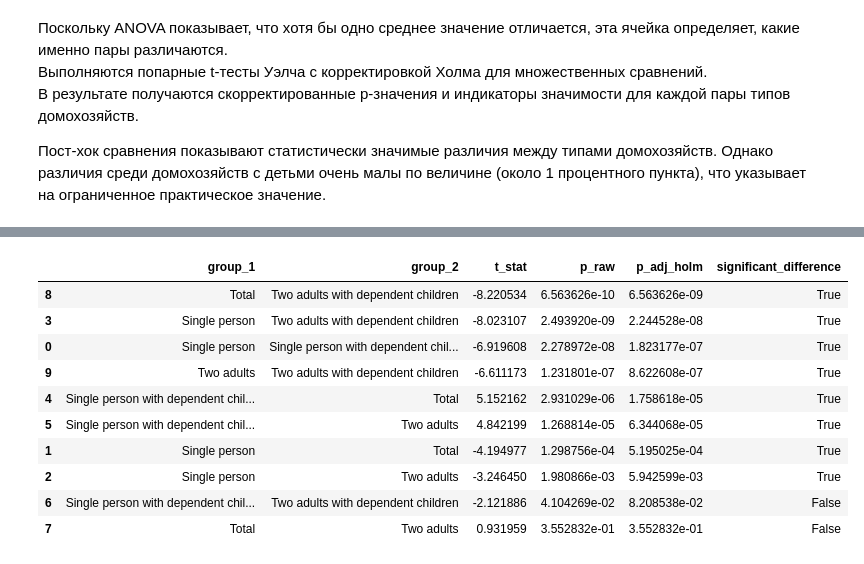
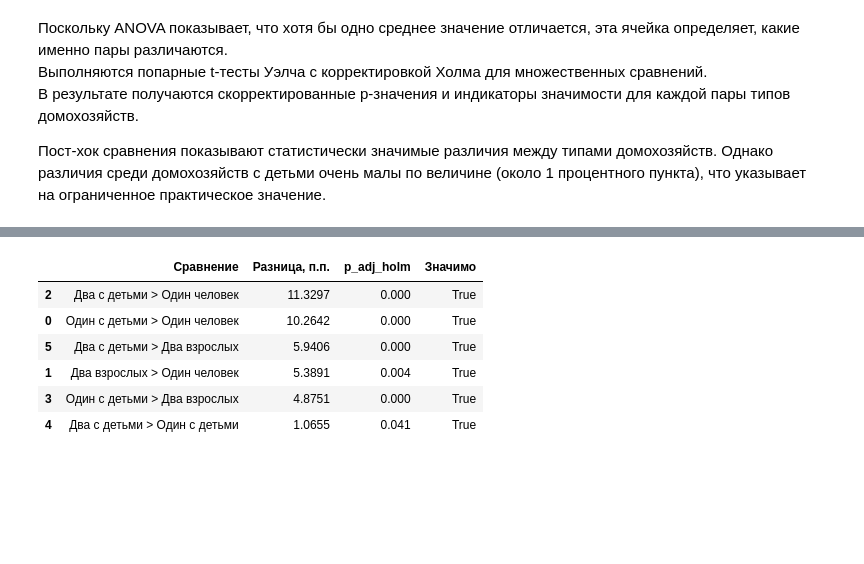
Before and after one commit to slendchat/MStAD, a Jupyter notebook: ind01.ipynb, the cells around one changed output, grey strips where cells are left out. Cells and saved outputs as stored; diff of their text form; code cells hidden in the pictures; blank space fills up the shorter version.

```diff
--- a/ind01.ipynb
+++ b/ind01.ipynb
@@ -870,18 +1029,75 @@ Group means:
 
 Пост-хок сравнения показывают статистически значимые различия между типами домохозяйств. Однако различия среди домохозяйств с детьми очень малы по величине (около 1 процентного пункта), что указывает на ограниченное практическое значение.
 # %%
-# Post-hoc analysis (Welch pairwise comparisons + Holm correction)
-grouped = {name: g["internet_access_pct"].values for name, g in df_latest.groupby("household_type")}
+# Пост-хок: понятный формат "тип > тип", справа только число п.п.
+
+alpha = 0.05
+
+df_post = df_latest[df_latest["household_type"] != "Total"].copy()
+
+label_map = {
+    "Single person": "Один человек",
+    "Single person with dependent children": "Один с детьми",
+    "Two adults": "Два взрослых",
+    "Two adults with dependent children": "Два с детьми",
+}
+
+means = df_post.groupby("household_type")["internet_access_pct"].mean().to_dict()
+grouped = {name: g["internet_access_pct"].values for name, g in df_post.groupby("household_type")}
+
 comparisons = []
 for g1, g2 in itertools.combinations(grouped.keys(), 2):
     t_stat, p_val = stats.ttest_ind(grouped[g1], grouped[g2], equal_var=False)
-    comparisons.append({"group_1": g1, "group_2": g2, "t_stat": t_stat, "p_raw": p_val})
+    diff = means[g1] - means[g2]  # g1 - g2
+
+    winner = g1 if diff >= 0 else g2
+    loser = g2 if diff >= 0 else g1
+
+    comparisons.append({
+        "winner_ru": label_map.get(winner, winner),
+        "loser_ru": label_map.get(loser, loser),
+        "pair_arrow": f"{label_map.get(winner, winner)} > {label_map.get(loser, loser)}",
+        "abs_diff_pp": abs(diff),
+        "p_raw": p_val
+    })
 
 posthoc = pd.DataFrame(comparisons)
+
+# Holm correction
 reject, p_adj, _, _ = multipletests(posthoc["p_raw"], method="holm")
 posthoc["p_adj_holm"] = p_adj
 posthoc["significant_difference"] = reject
-posthoc = posthoc.sort_values("p_adj_holm")
 
-display(posthoc)
+# Сортировка: самые большие различия наверху
+plot_df = posthoc.sort_values("abs_diff_pp", ascending=True).copy()
+
+plt.figure(figsize=(11, 6))
+bars = plt.barh(
+    plot_df["pair_arrow"],
+    plot_df["abs_diff_pp"],
+    color="#2e7d32",
+    edgecolor="white"
+)
+
+# Справа только число п.п.
+for i, (_, r) in enumerate(plot_df.iterrows()):
+    plt.text(r["abs_diff_pp"] + 0.10, i, f"{r['abs_diff_pp']:.1f} п.п.", va="center", fontsize=10)
+
+plt.title("Попарные различия между типами домохозяйств")
+plt.xlabel("Разница средних (п.п.)")
+plt.ylabel("Сравнение")
+plt.grid(axis="x", alpha=0.2)
+plt.tight_layout()
+plt.show()
+
+display(
+    posthoc.sort_values("abs_diff_pp", ascending=False)[
+        ["pair_arrow", "abs_diff_pp", "p_adj_holm", "significant_difference"]
+    ].rename(columns={
+        "pair_arrow": "Сравнение",
+        "abs_diff_pp": "Разница, п.п.",
+        "p_adj_holm": "p_adj_holm",
+        "significant_difference": "Значимо"
+    }).round(4)
+)
 # %% [output]
@@ -888,12 +1105,8 @@ display(posthoc)
-|  | group_1 | group_2 | t_stat | p_raw | p_adj_holm | significant_difference |
-| 8 | Total | Two adults with dependent children | -8.220534 | 6.563626e-10 | 6.563626e-09 | True |
-| 3 | Single person | Two adults with dependent children | -8.023107 | 2.493920e-09 | 2.244528e-08 | True |
-| 0 | Single person | Single person with dependent chil... | -6.919608 | 2.278972e-08 | 1.823177e-07 | True |
-| 9 | Two adults | Two adults with dependent children | -6.611173 | 1.231801e-07 | 8.622608e-07 | True |
-| 4 | Single person with dependent chil... | Total | 5.152162 | 2.931029e-06 | 1.758618e-05 | True |
-| 5 | Single person with dependent chil... | Two adults | 4.842199 | 1.268814e-05 | 6.344068e-05 | True |
-| 1 | Single person | Total | -4.194977 | 1.298756e-04 | 5.195025e-04 | True |
-| 2 | Single person | Two adults | -3.246450 | 1.980866e-03 | 5.942599e-03 | True |
-| 6 | Single person with dependent chil... | Two adults with dependent children | -2.121886 | 4.104269e-02 | 8.208538e-02 | False |
-| 7 | Total | Two adults | 0.931959 | 3.552832e-01 | 3.552832e-01 | False |
+|  | Сравнение | Разница, п.п. | p_adj_holm | Значимо |
+| 2 | Два с детьми > Один человек | 11.3297 | 0.000 | True |
+| 0 | Один с детьми > Один человек | 10.2642 | 0.000 | True |
+| 5 | Два с детьми > Два взрослых | 5.9406 | 0.000 | True |
+| 1 | Два взрослых > Один человек | 5.3891 | 0.004 | True |
+| 3 | Один с детьми > Два взрослых | 4.8751 | 0.000 | True |
+| 4 | Два с детьми > Один с детьми | 1.0655 | 0.041 | True |
 # %% [markdown]
```
Also changed, not shown: parts of 10 cells of this notebook, 1 other file.
